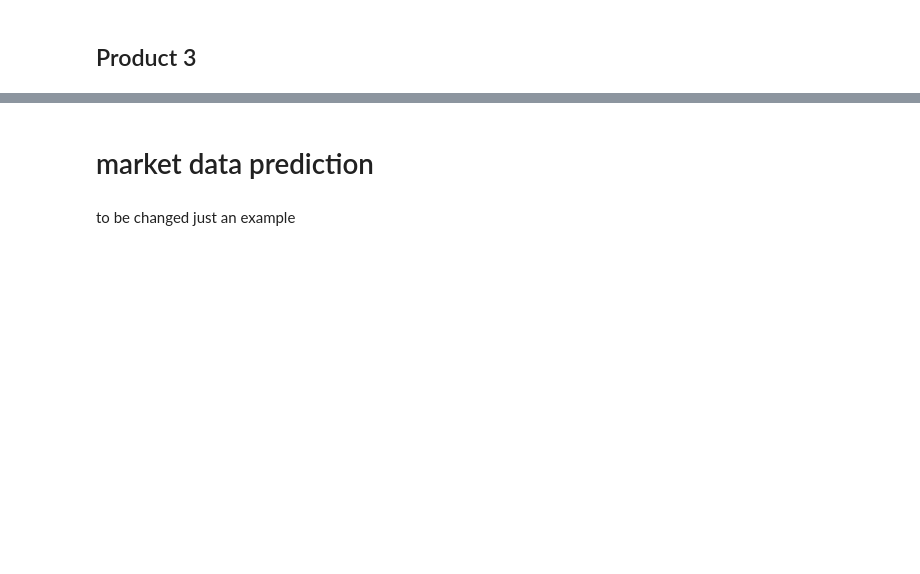
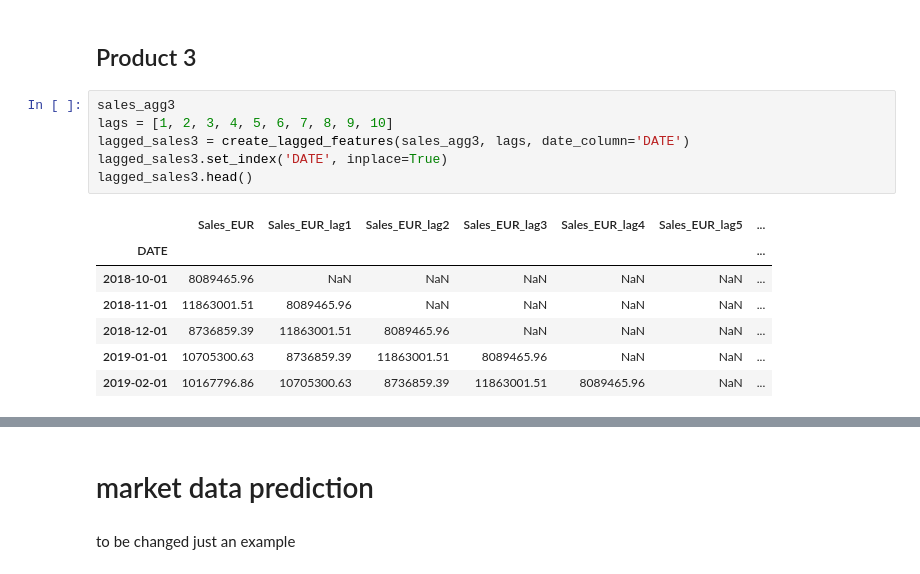
Before and after one commit to philippedut/BC_DA_Siemens, a Jupyter notebook: Notebooks/Market_data_prediction.ipynb, the cells around one changed output, grey strips where cells are left out. Cells and saved outputs as stored; diff of their text form; blank space fills up the shorter version.

```diff
--- a/Notebooks/Market_data_prediction.ipynb
+++ b/Notebooks/Market_data_prediction.ipynb
@@ -226,2 +246,16 @@ Important features with importance higher than 0.05: ['PRO271000_org', 'MAB_ELE_
 # %% [markdown]
 ## Product 3
+# %%
+sales_agg3
+lags = [1, 2, 3, 4, 5, 6, 7, 8, 9, 10]
+lagged_sales3 = create_lagged_features(sales_agg3, lags, date_column='DATE')
+lagged_sales3.set_index('DATE', inplace=True)
+lagged_sales3.head()
+# %% [output]
+|  | Sales_EUR | Sales_EUR_lag1 | Sales_EUR_lag2 | Sales_EUR_lag3 | Sales_EUR_lag4 | Sales_EUR_lag5 | ... |
+| DATE |  |  |  |  |  |  | ... |
+| 2018-10-01 | 8089465.96 | NaN | NaN | NaN | NaN | NaN | ... |
+| 2018-11-01 | 11863001.51 | 8089465.96 | NaN | NaN | NaN | NaN | ... |
+| 2018-12-01 | 8736859.39 | 11863001.51 | 8089465.96 | NaN | NaN | NaN | ... |
+| 2019-01-01 | 10705300.63 | 8736859.39 | 11863001.51 | 8089465.96 | NaN | NaN | ... |
+| 2019-02-01 | 10167796.86 | 10705300.63 | 8736859.39 | 11863001.51 | 8089465.96 | NaN | ... |
```
Also changed, not shown: parts of 11 cells of this notebook.
